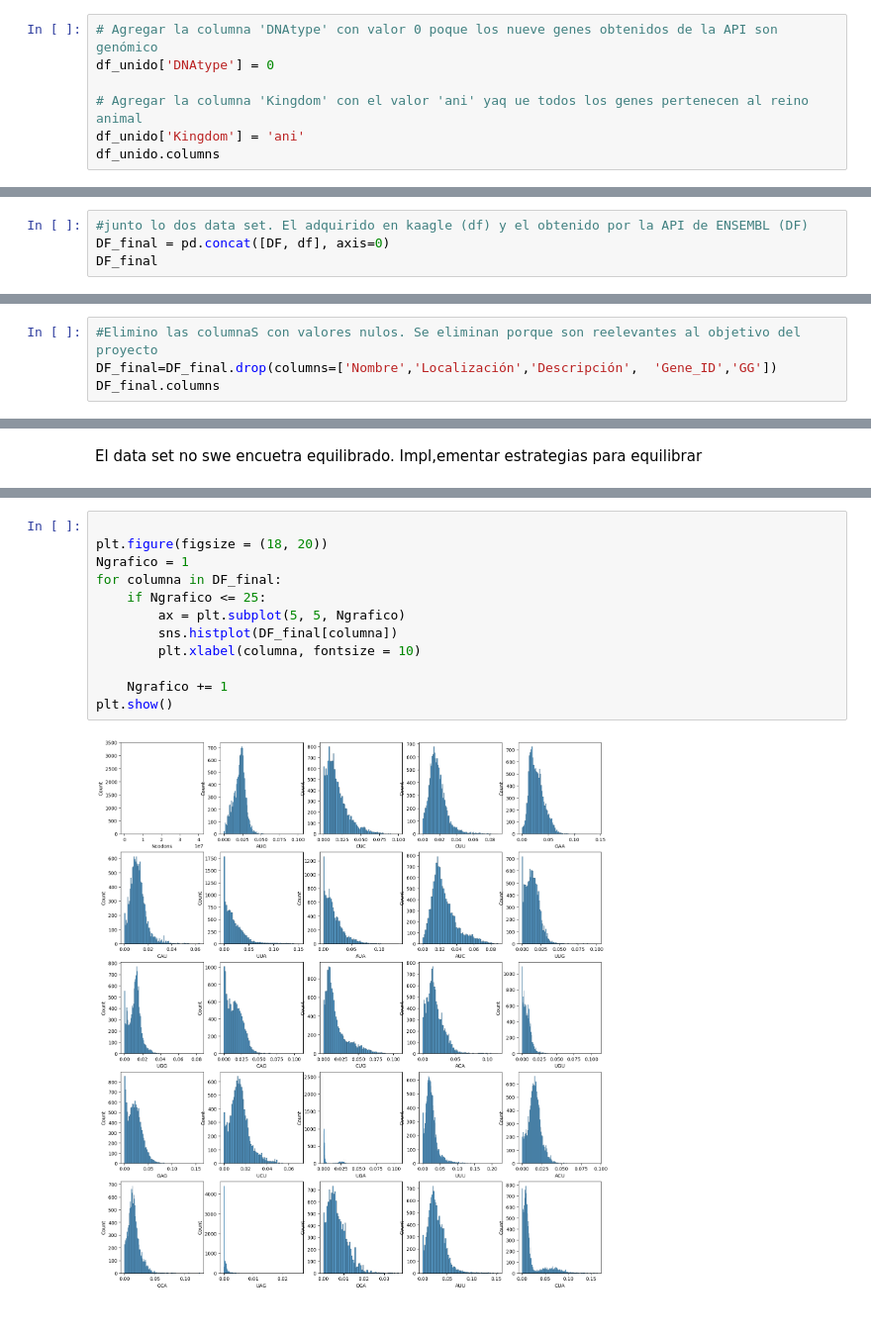
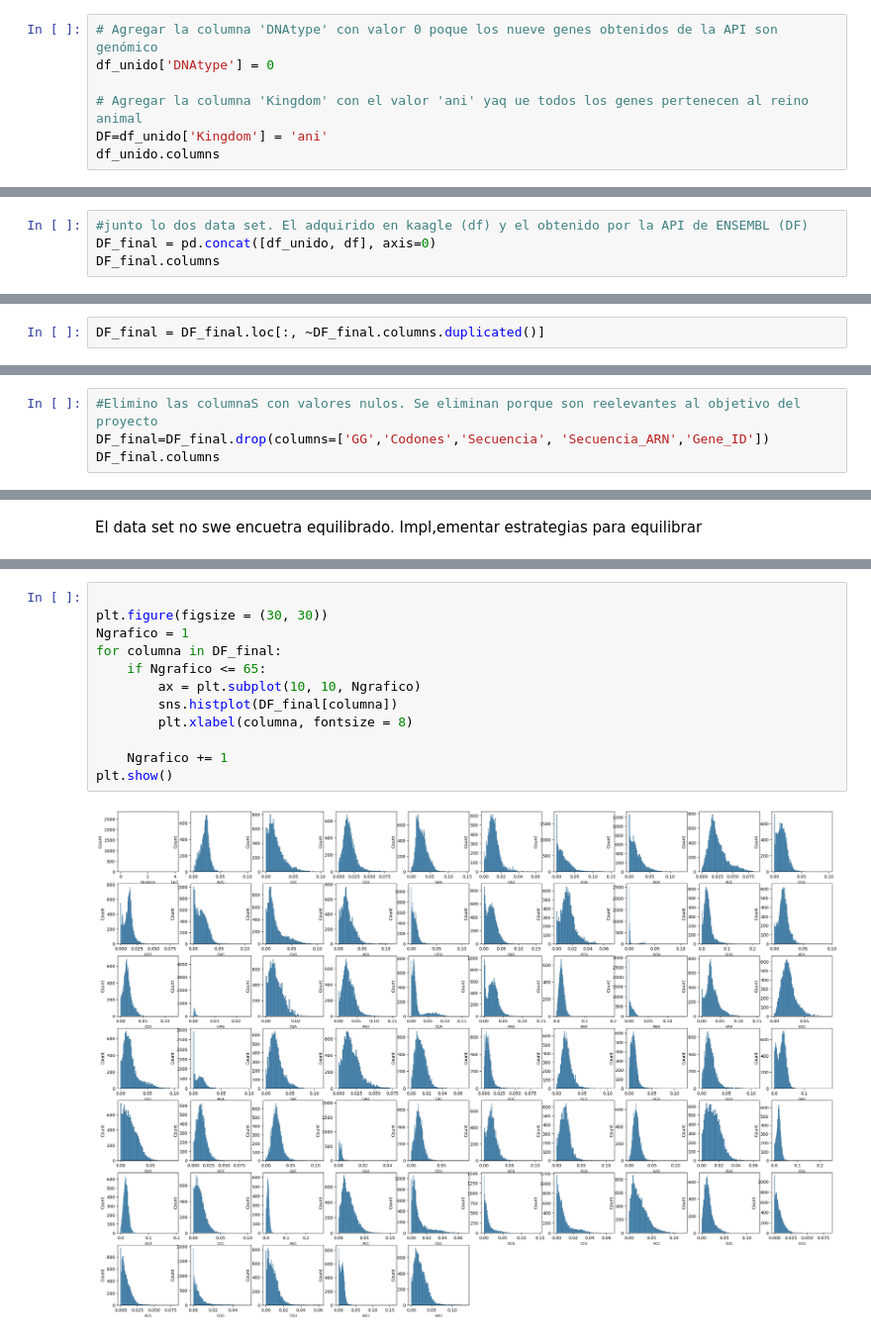
Before and after one commit to esconjaureguy/codon_usage, a Jupyter notebook: codon_usage.ipynb, the cells around one changed output, grey strips where cells are left out. Shown at 99% size. Drawn from its saved outputs; the diff is of its cells as text.

```diff
--- a/codon_usage.ipynb
+++ b/codon_usage.ipynb
@@ -328,6 +357,6 @@ df_unido
 df_unido['DNAtype'] = 0
 
 # Agregar la columna 'Kingdom' con el valor 'ani' yaq ue todos los genes pertenecen al reino animal
-df_unido['Kingdom'] = 'ani'
+DF=df_unido['Kingdom'] = 'ani'
 df_unido.columns
 # %% [output]
@@ -372,6 +373,6 @@ Index(['Kingdom', 'DNAtype', 'SpeciesID', 'Ncodons', 'SpeciesName', 'UUU',
 # **Data Wrangling**
 # %%
 #junto lo dos data set. El adquirido en kaagle (df) y el obtenido por la API de ENSEMBL (DF)
-DF_final = pd.concat([DF, df], axis=0)
-DF_final
+DF_final = pd.concat([df_unido, df], axis=0)
+DF_final.columns
 # %% [output]
@@ -391,3 +389,5 @@ DF_final
+# %%
+DF_final = DF_final.loc[:, ~DF_final.columns.duplicated()]
 # %%
 #ver todas lasvariables que tiene el data set
 DF_final.dtypes.value_counts()
@@ -423,6 +423,6 @@ msno.bar(DF_final)
 # %%
 #Elimino las columnaS con valores nulos. Se eliminan porque son reelevantes al objetivo del proyecto
-DF_final=DF_final.drop(columns=['Nombre','Localización','Descripción',	'Gene_ID','GG'])
+DF_final=DF_final.drop(columns=['GG','Codones','Secuencia', 'Secuencia_ARN','Gene_ID'])
 DF_final.columns
 # %% [output]
 Index(['Ncodons', 'AUG', 'CUC', 'CUU', 'GAA', 'CAU', 'UUA', 'AUA', 'AUC',
@@ -545,14 +547,14 @@ Passing `palette` without assigning `hue` is deprecated and will be removed in v
 # %%
 
-plt.figure(figsize = (18, 20))
+plt.figure(figsize = (30, 30))
 Ngrafico = 1
 for columna in DF_final:
-    if Ngrafico <= 25:
-        ax = plt.subplot(5, 5, Ngrafico)
+    if Ngrafico <= 65:
+        ax = plt.subplot(10, 10, Ngrafico)
         sns.histplot(DF_final[columna])
-        plt.xlabel(columna, fontsize = 10)
+        plt.xlabel(columna, fontsize = 8)
 
     Ngrafico += 1
 plt.show()
 # %% [output]
-[figure, old version]
+[figure, new version]
```
Also changed, not shown: parts of 48 cells of this notebook.
